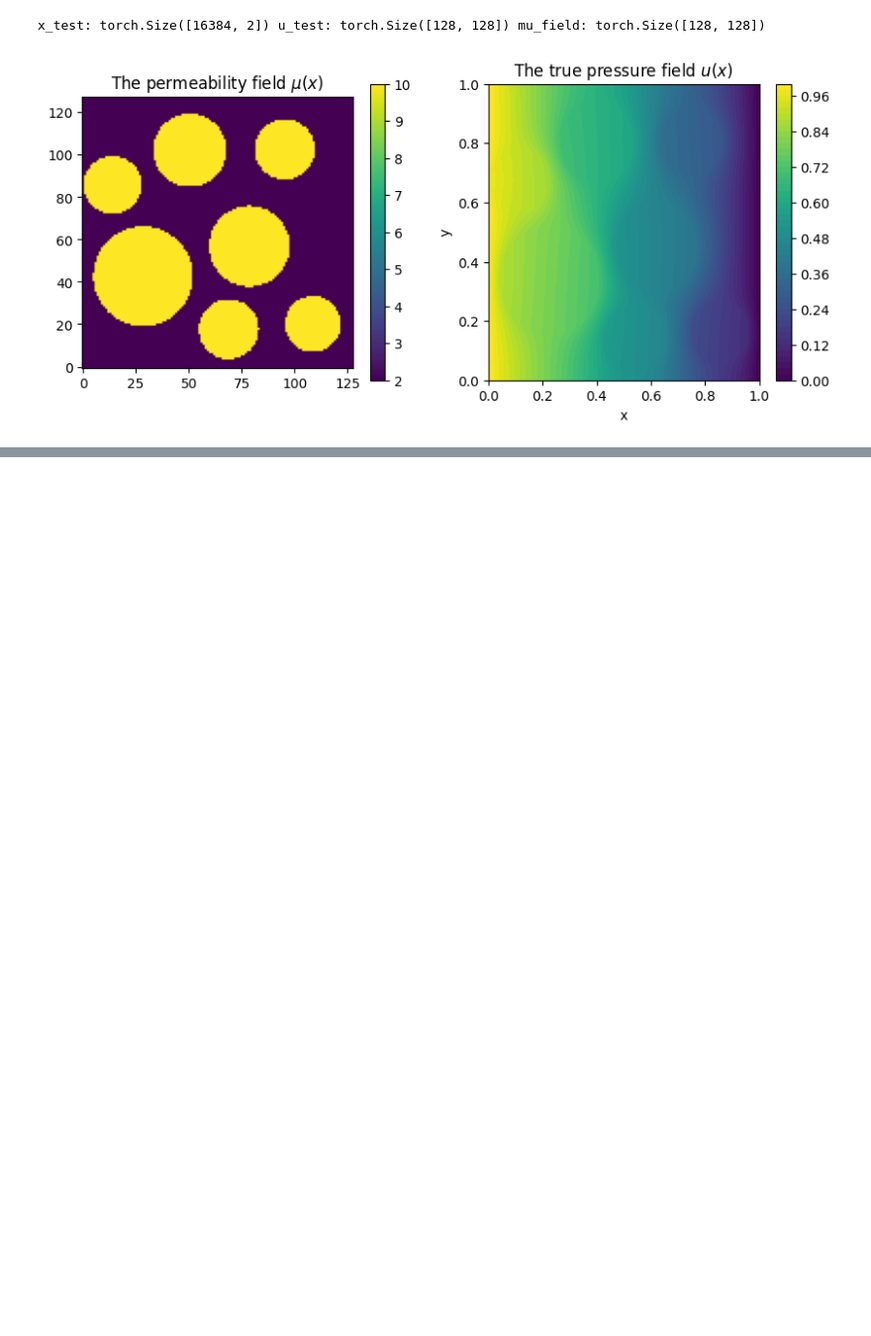
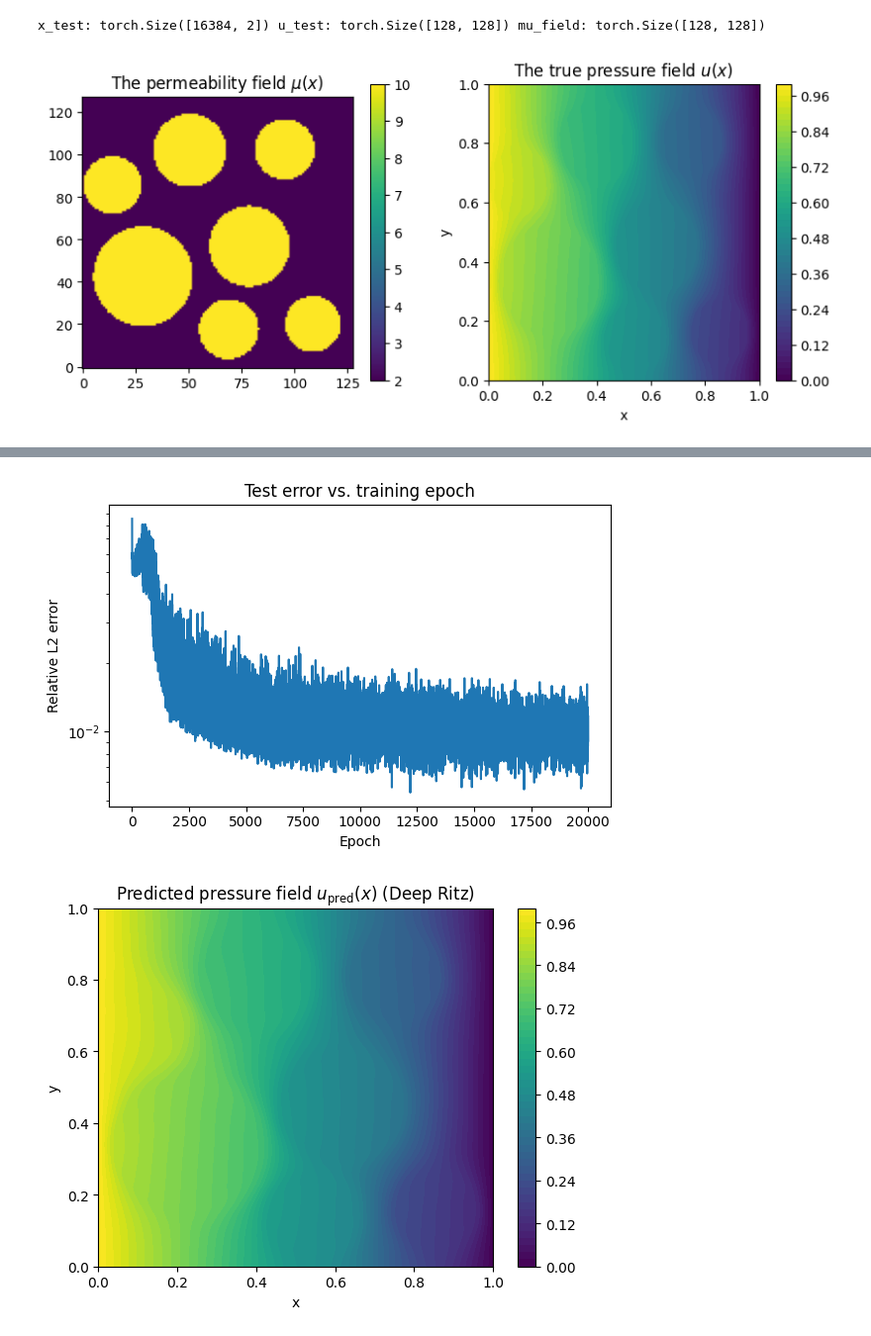
Before and after one commit to Noguerini/DL-PDEs-Final-Project-Jorge-Gracia-Noguero, a Jupyter notebook: Problem B/Problem_B.ipynb, the cells around one changed output, grey strips where cells are left out. Shown at 99% size. Saved outputs shown, nothing was run; the diff lists cells and outputs as text; code cells hidden in the pictures; blank space fills up the shorter version.

```diff
--- a/Problem B/Problem_B.ipynb
+++ b/Problem B/Problem_B.ipynb
@@ -236,0 +276,44 @@ epoch  8000 | energy 1.7540 | rel. L2 error 6.2451e-03 | lr 1.0e-06
+# %%
+##### PLOTTING #####
+
+plt.figure(figsize=(6, 4))
+plt.semilogy(range(EPOCHS), error_list)
+plt.xlabel('Epoch')
+plt.ylabel('Relative L2 error')
+plt.title('Test error vs. training epoch')
+plt.tight_layout()
+plt.show()
+
+X = x_test[:, 0].reshape(128, 128).cpu()
+Y = x_test[:, 1].reshape(128, 128).cpu()
+u_test_grid = u_test.reshape(128, 128).cpu()
+
+x_te      = x_test.to(DEVICE)
+u_te      = u_test.reshape(-1, 1).to(DEVICE)
+u_te_norm = torch.linalg.norm(u_te)
+
+final_net = u_model
+
+with torch.no_grad():
+    U_pred = final_net(x_te).reshape(128, 128).cpu()
+
+plt.figure(figsize=(5.8, 4.6))
+cntr = plt.contourf(X, Y, U_pred, levels=50)
+plt.colorbar(cntr); plt.xlabel('x'); plt.ylabel('y')
+plt.title(r'Predicted pressure field $u_\mathrm{pred}(x)$ (Deep Ritz)')
+plt.tight_layout(); plt.show()
+
+plt.figure(figsize=(5.8, 4.6))
+cntr = plt.contourf(X, Y, u_test_grid, levels=50)
+plt.colorbar(cntr); plt.xlabel('x'); plt.ylabel('y')
+plt.title(r'Reference pressure field $u_\mathrm{true}(x)$')
+plt.tight_layout(); plt.show()
+
+plt.figure(figsize=(5.8, 4.6))
+cntr = plt.imshow(torch.abs(U_pred - u_test_grid), origin='lower', extent=(0, 1, 0, 1), cmap='inferno')
+plt.colorbar(cntr); plt.xlabel('x'); plt.ylabel('y')
+plt.title(r'Pointwise absolute error $|u_\mathrm{pred} - u_\mathrm{true}|$')
+plt.tight_layout(); plt.show()
+# %% [output]
+[figure, added]
+[figure, added]
```
Also changed, not shown: parts of 4 cells of this notebook, 16 other files.
